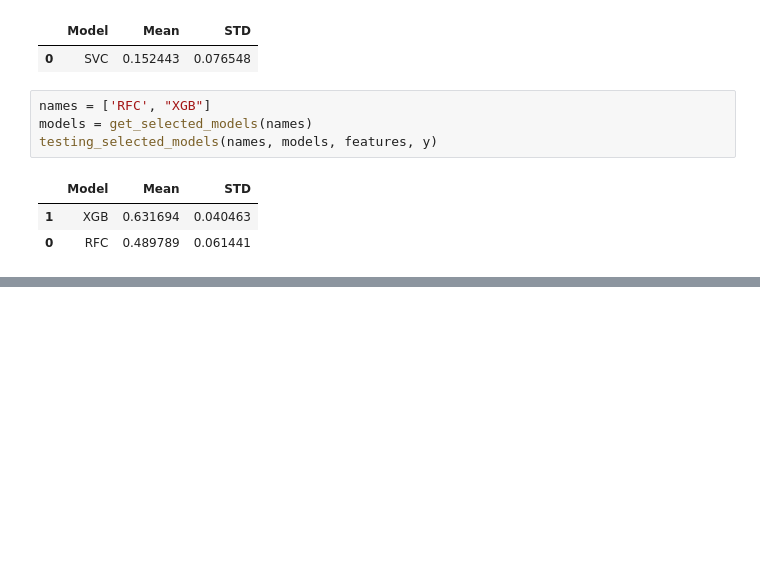
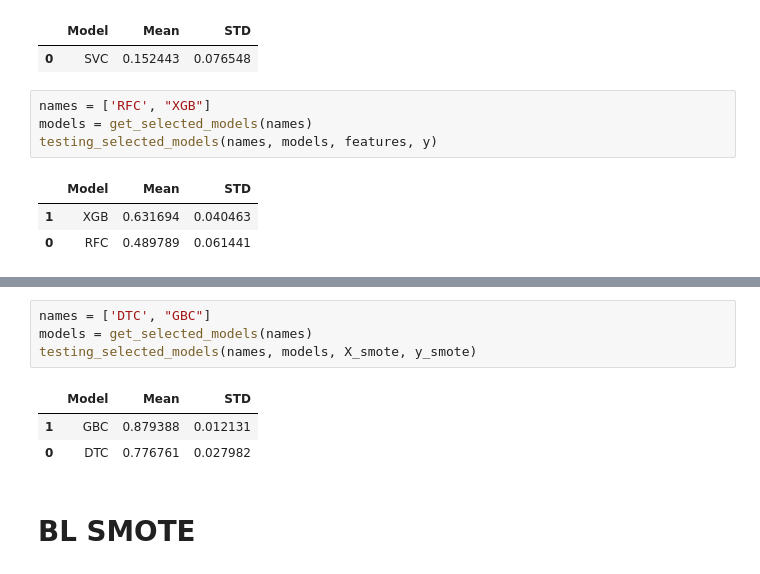
Before and after one commit to MaukanMir/Genshin-Impact-Google-Sentiment-Analysis, a Jupyter notebook: training.ipynb, the cells around one changed output, grey strips where cells are left out. Cells and saved outputs as stored; diff of their text form; blank space fills up the shorter version.

```diff
--- a/training.ipynb
+++ b/training.ipynb
@@ -343,0 +376,10 @@ testing_selected_models(names, models, features, y)
+# %%
+names = ['DTC', "GBC"]
+models = get_selected_models(names)
+testing_selected_models(names, models, X_smote, y_smote)
+# %% [output]
+|  | Model | Mean | STD |
+| 1 | GBC | 0.879388 | 0.012131 |
+| 0 | DTC | 0.776761 | 0.027982 |
+# %% [markdown]
+# BL SMOTE
```
Also changed, not shown: parts of 7 cells of this notebook.
